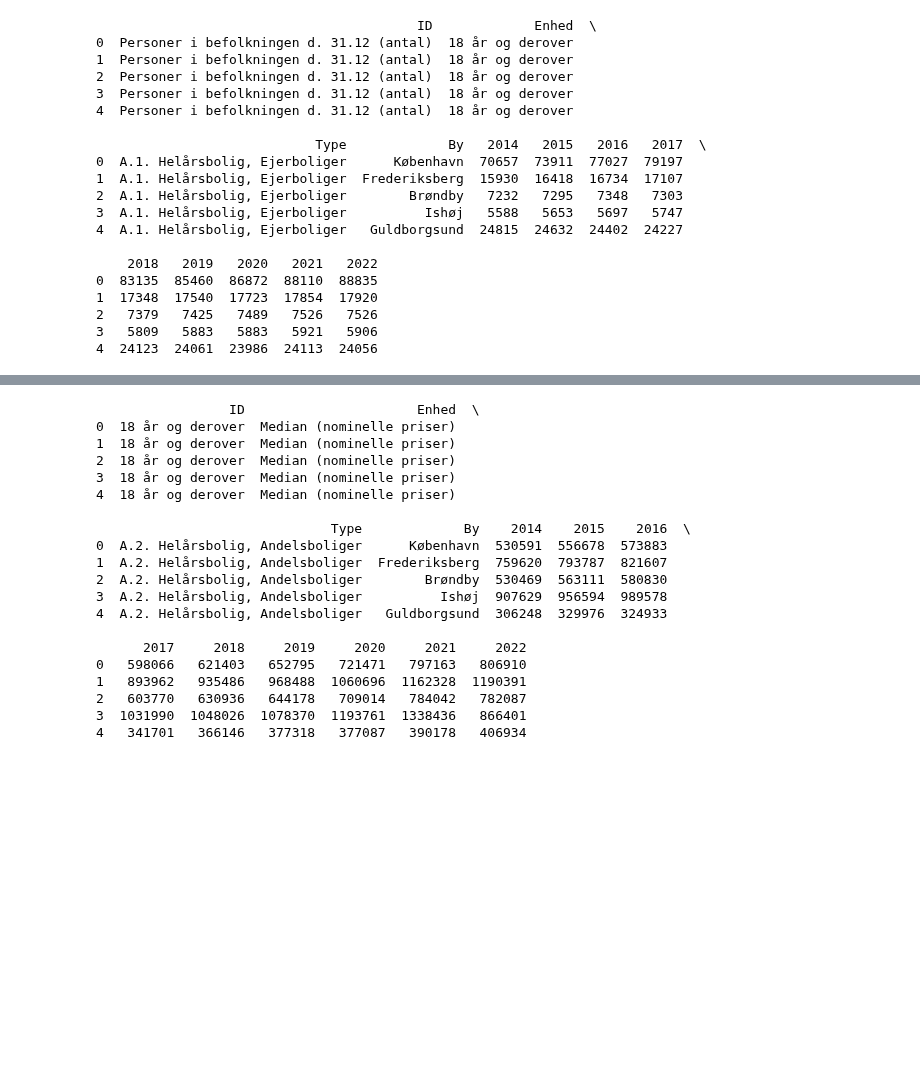
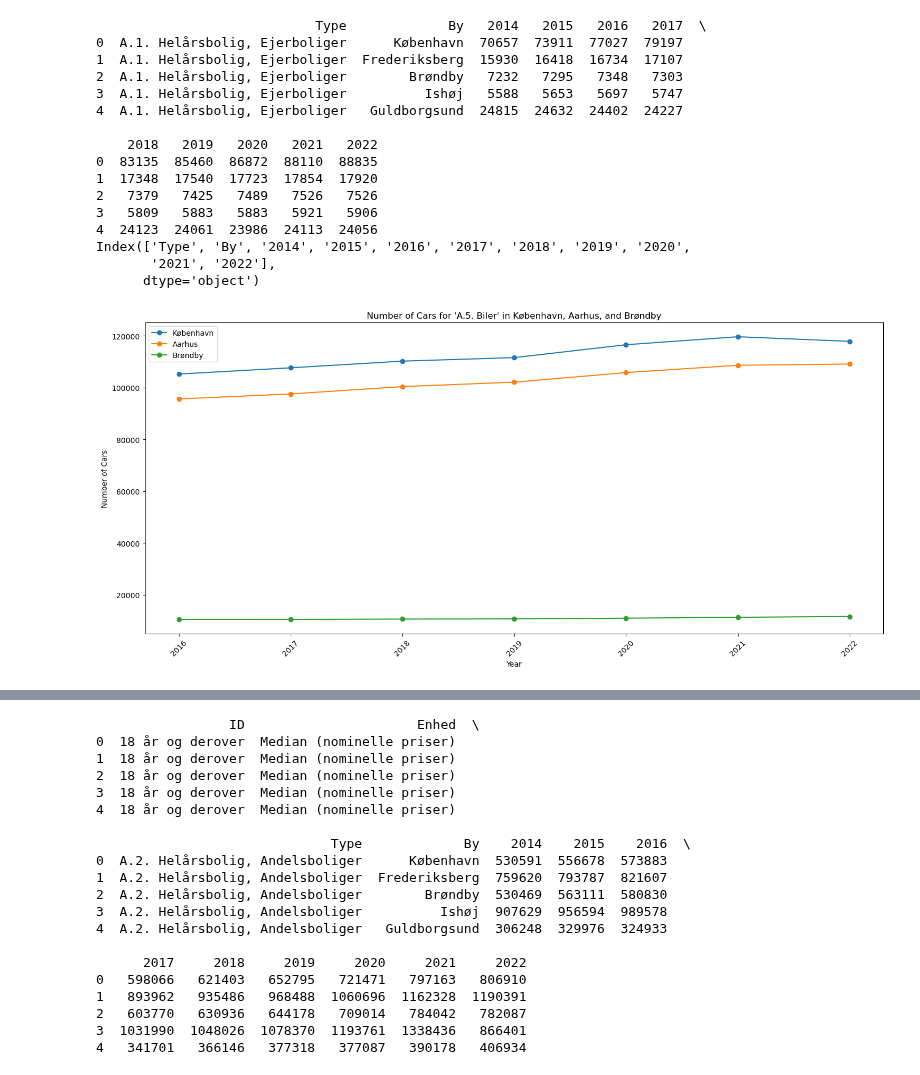
Before and after one commit to NumEconCopenhagen/projects-2024-frederik, a Jupyter notebook: dataproject/datakode.ipynb, the cells around one changed output, grey strips where cells are left out. Saved outputs shown, nothing was run; the diff lists cells and outputs as text; code cells hidden in the pictures; blank space fills up the shorter version.

```diff
--- a/dataproject/datakode.ipynb
+++ b/dataproject/datakode.ipynb
@@ -61,14 +54,9 @@ popmedformue = pd.read_excel(url3)
 
 #showing the first line to make sure our code is good
 print(popmedformue.head())
+
+print(popmedformue.columns)
 # %% [output]
-                                         ID             Enhed  \
-0  Personer i befolkningen d. 31.12 (antal)  18 år og derover
-1  Personer i befolkningen d. 31.12 (antal)  18 år og derover
-2  Personer i befolkningen d. 31.12 (antal)  18 år og derover
-3  Personer i befolkningen d. 31.12 (antal)  18 år og derover
-4  Personer i befolkningen d. 31.12 (antal)  18 år og derover
-
                             Type             By   2014   2015   2016   2017  \
 0  A.1. Helårsbolig, Ejerboliger      København  70657  73911  77027  79197
 1  A.1. Helårsbolig, Ejerboliger  Frederiksberg  15930  16418  16734  17107
@@ -82,3 +70,39 @@ print(popmedformue.head())
 2   7379   7425   7489   7526   7526
 3   5809   5883   5883   5921   5906
 4  24123  24061  23986  24113  24056
+Index(['Type', 'By', '2014', '2015', '2016', '2017', '2018', '2019', '2020',
+       '2021', '2022'],
+      dtype='object')
+# %%
+import matplotlib.pyplot as plt
+
+# Specific filters
+specific_type = 'A.5. Biler'
+specific_cities = ['København', 'Aarhus', 'Brøndby']
+
+# Filter the data
+filtered_data = popmedformue[
+    (popmedformue['Type'] == specific_type)
+]
+
+# Prepare the plot
+plt.figure(figsize=(15, 7))
+
+# Plot the data for each city
+for city in specific_cities:
+    city_data = filtered_data[filtered_data['By'] == city]
+    # Assuming the years are the columns '2014' to '2022' in the DataFrame
+    years = city_data.columns[4:13]  # Adjust the column indices as necessary
+    values = city_data.iloc[0, 4:13].astype(float)  # Convert to float if not already
+    plt.plot(years, values, marker='o', label=city)
+
+# Configure the plot
+plt.title("Number of Cars for 'A.5. Biler' in København, Aarhus, and Brøndby")
+plt.xlabel('Year')
+plt.ylabel('Number of Cars')
+plt.legend()
+plt.xticks(rotation=45)
+plt.tight_layout()
+plt.show()
+# %% [output]
+[figure, added]
```
Also changed, not shown: parts of 4 cells of this notebook.
